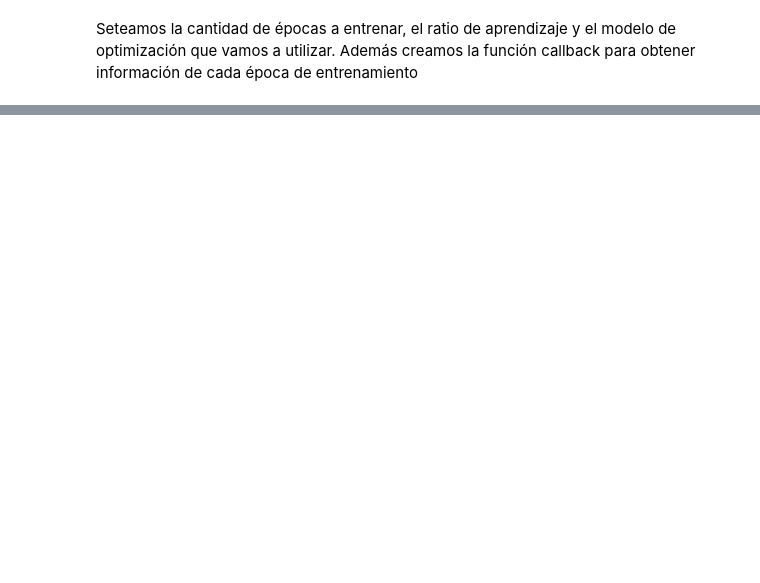
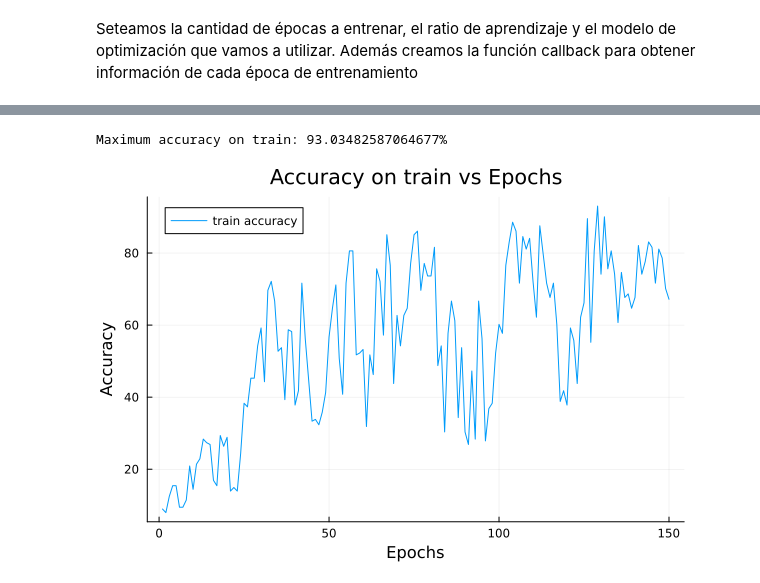
Before and after one commit to jp6879/TrackVersionsProgramsGit, a Jupyter notebook: MLTraining/1/1.4NN_NODEs.ipynb, the cells around one changed output, grey strips where cells are left out. Saved outputs shown, nothing was run; the diff lists cells and outputs as text; code cells hidden in the pictures; blank space fills up the shorter version.

```diff
--- a/MLTraining/1/1.4NN_NODEs.ipynb
+++ b/MLTraining/1/1.4NN_NODEs.ipynb
@@ -86,0 +82,13 @@ loss_node (generic function with 2 methods)
+# %%
+accuracy_train = []
+accuracy_test = []
+function accuracy(y)
+    num_correct = 0
+    predictions = model(t_train)
+    for i in 1:length(predictions)
+        if abs(predictions[1,i] - y[1,i]) < 0.1
+            num_correct += 1
+        end
+    end
+    return (num_correct/length(predictions)) * 100.0
+end
@@ -146,0 +152,6 @@ scatter!(t_train[1,:],model(t_train)[1,:],label = "predicción")
+# %%
+println("Maximum accuracy on train: ", maximum(accuracy_train), "%")
+plot(accuracy_train, label="train accuracy",xlabel = "Epochs", ylabel = "Accuracy", title = "Accuracy on train vs Epochs")
+# %% [output]
+Maximum accuracy on train: 93.03482587064677%
+[figure, added]
```
Also changed, not shown: parts of 17 cells of this notebook, 5 other files.
